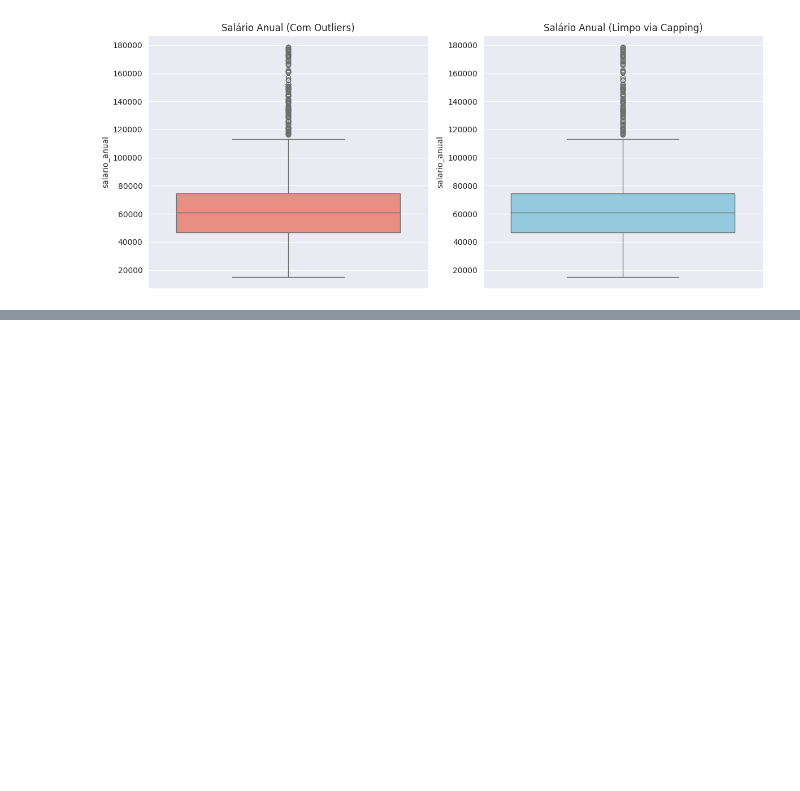
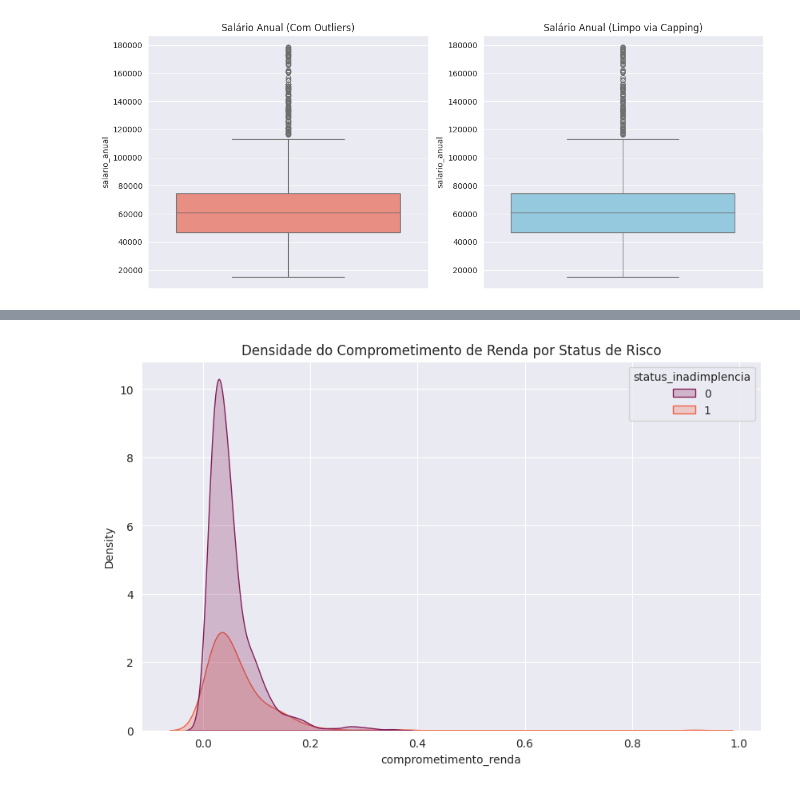
Before and after one commit to henriqueluza/Credit-Analysis-Model, a Jupyter notebook: notebooks/02_analise_exploratoria.ipynb, the cells around one changed output, grey strips where cells are left out. Drawn from its saved outputs; the diff is of its cells as text; code cells hidden in the pictures; blank space fills up the shorter version.

```diff
--- a/notebooks/02_analise_exploratoria.ipynb
+++ b/notebooks/02_analise_exploratoria.ipynb
@@ -289,0 +294,4 @@ plt.show()
+# %%
+df_limpo['comprometimento_renda'] = df_limpo['valor_emprestimo'] / df_limpo['salario_anual']
+
+df_limpo.head()
@@ -289,0 +305,7 @@ plt.show()
+# %%
+plt.figure(figsize=(10, 6))
+sns.kdeplot(data=df_limpo, x='comprometimento_renda', hue='status_inadimplencia', fill=True, palette='rocket')
+plt.title('Densidade do Comprometimento de Renda por Status de Risco')
+plt.show()
+# %% [output]
+[figure, added]
```
Also changed, not shown: parts of 7 cells of this notebook.
